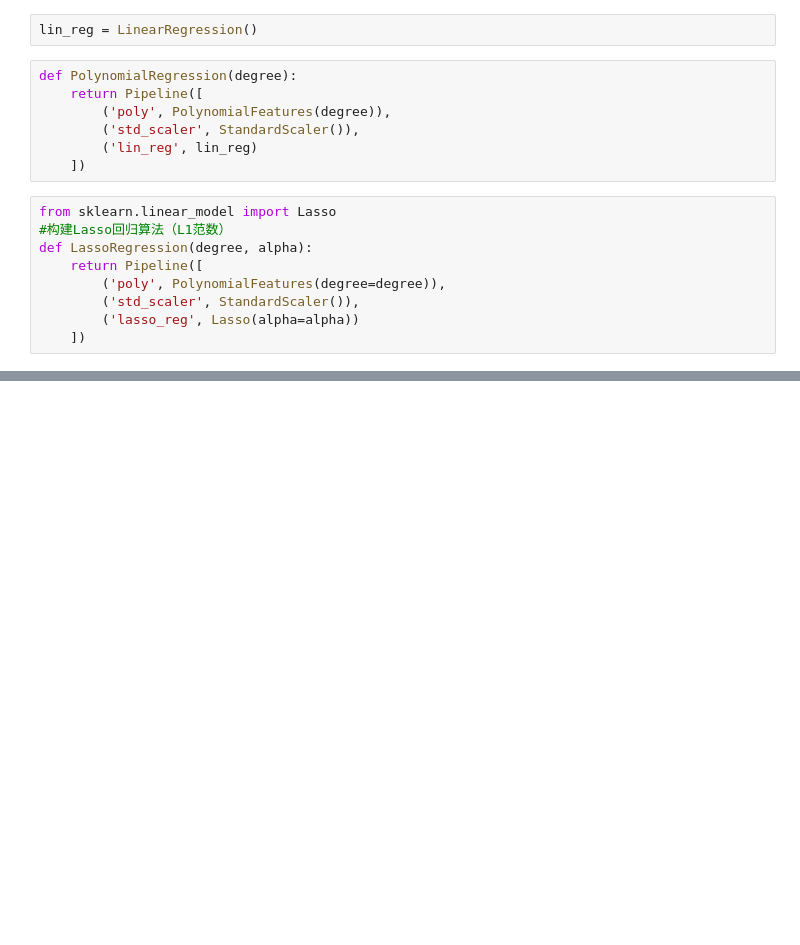
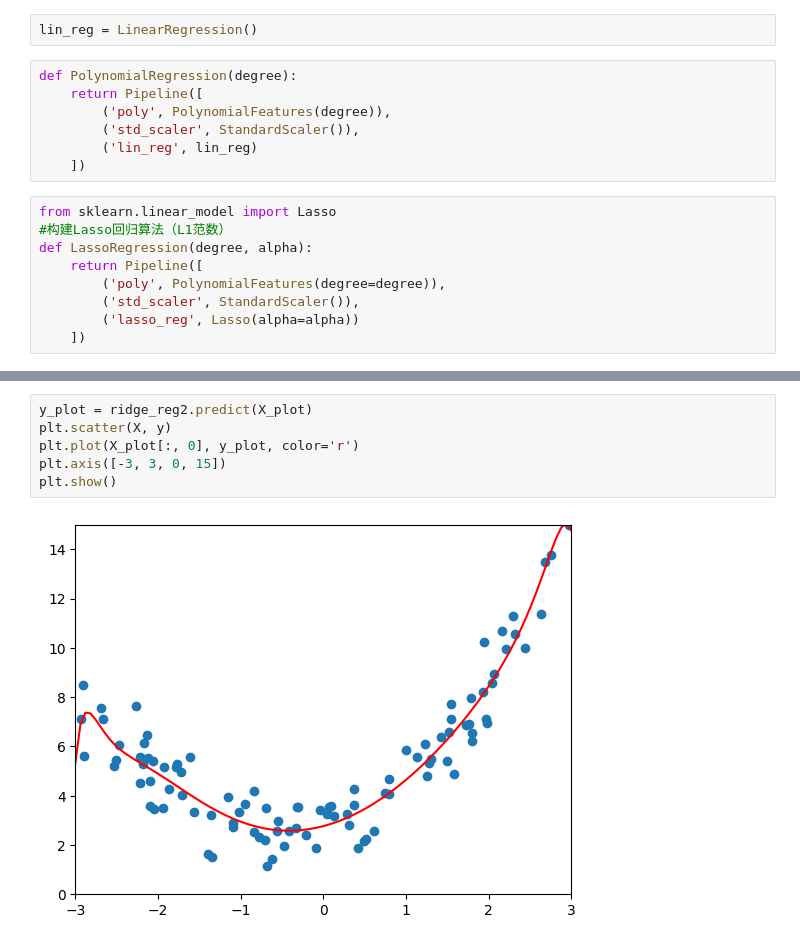
Before and after one commit to AberChiong/DeepLearningStudy, a Jupyter notebook: 正则化约束.ipynb, the cells around one changed output, grey strips where cells are left out. Saved outputs shown, nothing was run; the diff lists cells and outputs as text; blank space fills up the shorter version.

```diff
--- a/正则化约束.ipynb
+++ b/正则化约束.ipynb
@@ -51,0 +92,8 @@ mean_squared_error(y_test,y1_predict)
+# %%
+y_plot = ridge_reg2.predict(X_plot)
+plt.scatter(X, y)
+plt.plot(X_plot[:, 0], y_plot, color='r')
+plt.axis([-3, 3, 0, 15])
+plt.show()
+# %% [output]
+[figure, added]
```
Also changed, not shown: parts of 9 cells of this notebook, 2 other files.
